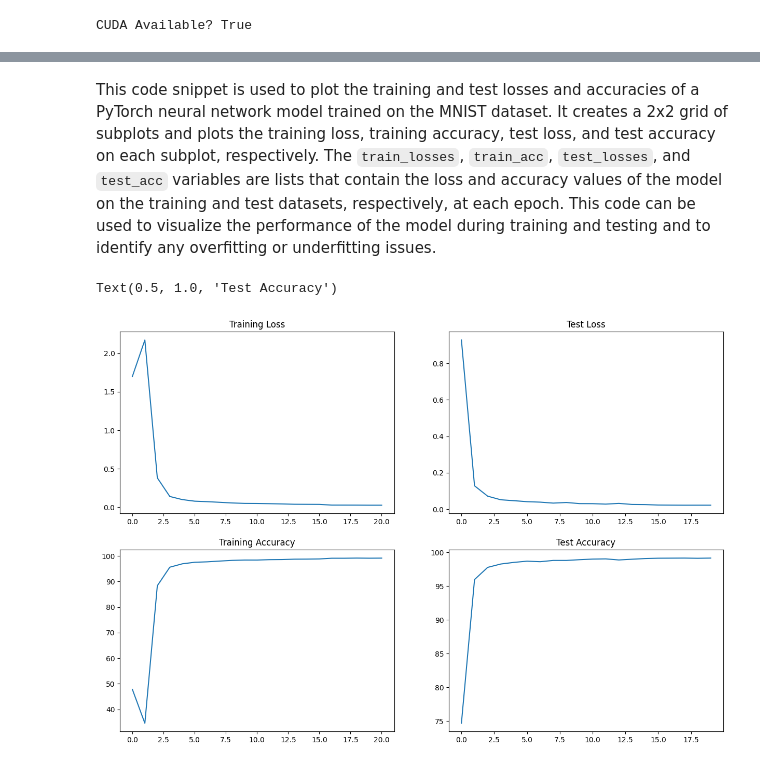
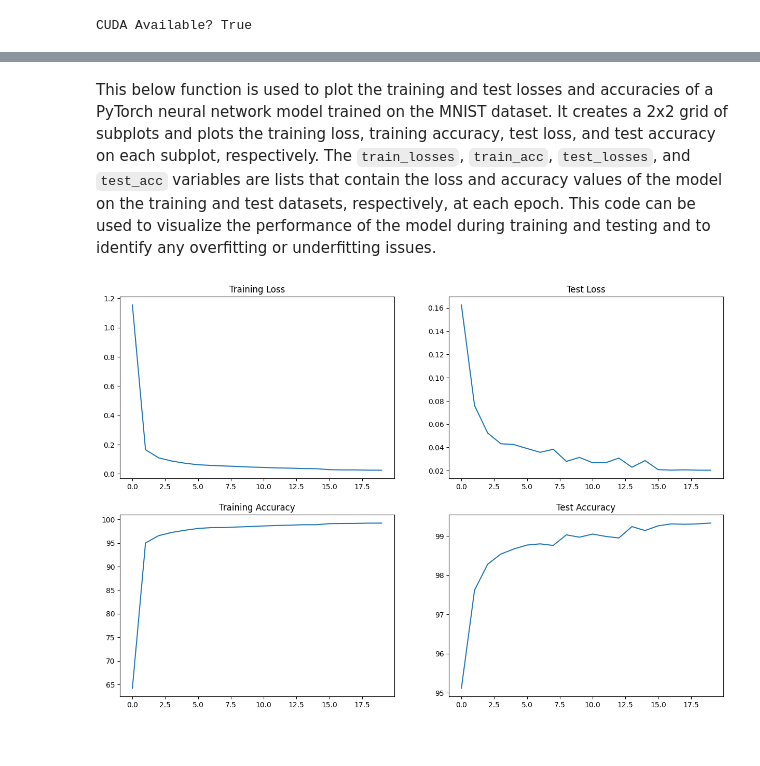
Before and after one commit to ChikkaUdayaSai/ERA-S5-Assignment, a Jupyter notebook: S5.ipynb, the cells around one changed output, grey strips where cells are left out. Drawn from its saved outputs; the diff is of its cells as text; code cells hidden in the pictures.

```diff
--- a/S5.ipynb
+++ b/S5.ipynb
@@ -173,17 +153,8 @@ Adjusting learning rate of group 0 to 1.0000e-02.
 Epoch 12
 ... (9 outputs left out)
 # %% [markdown]
-This code snippet is used to plot the training and test losses and accuracies of a PyTorch neural network model trained on the MNIST dataset. It creates a 2x2 grid of subplots and plots the training loss, training accuracy, test loss, and test accuracy on each subplot, respectively. The `train_losses`, `train_acc`, `test_losses`, and `test_acc` variables are lists that contain the loss and accuracy values of the model on the training and test datasets, respectively, at each epoch. This code can be used to visualize the performance of the model during training and testing and to identify any overfitting or underfitting issues.
+This below function is used to plot the training and test losses and accuracies of a PyTorch neural network model trained on the MNIST dataset. It creates a 2x2 grid of subplots and plots the training loss, training accuracy, test loss, and test accuracy on each subplot, respectively. The `train_losses`, `train_acc`, `test_losses`, and `test_acc` variables are lists that contain the loss and accuracy values of the model on the training and test datasets, respectively, at each epoch. This code can be used to visualize the performance of the model during training and testing and to identify any overfitting or underfitting issues.
-# %%
-fig, axs = plt.subplots(2,2,figsize=(15,10))
-axs[0, 0].plot(train_losses)
-axs[0, 0].set_title("Training Loss")
-axs[1, 0].plot(train_acc)
-axs[1, 0].set_title("Training Accuracy")
-axs[0, 1].plot(test_losses)
-axs[0, 1].set_title("Test Loss")
-axs[1, 1].plot(test_acc)
-axs[1, 1].set_title("Test Accuracy")
-# %% [output]
-Text(0.5, 1.0, 'Test Accuracy')
-[figure, removed]
+# %%
+plot_losses()
+# %% [output]
+[figure, added]
```
Also changed, not shown: parts of 11 cells of this notebook, 3 other files.
